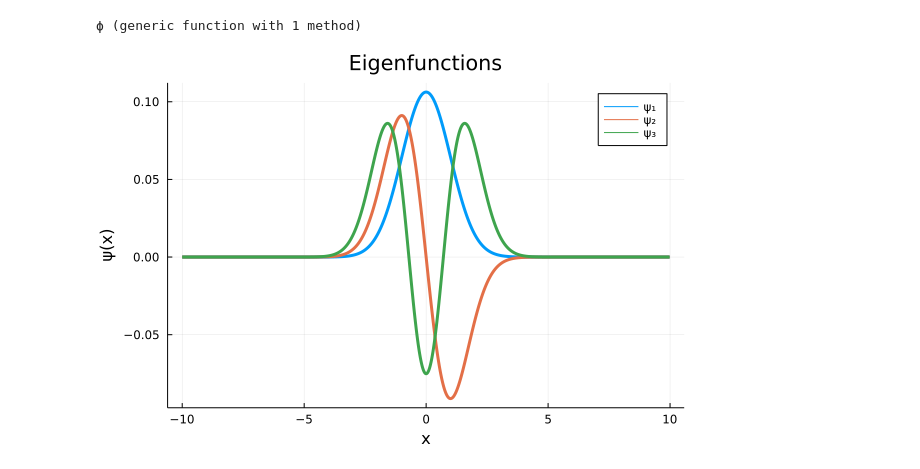
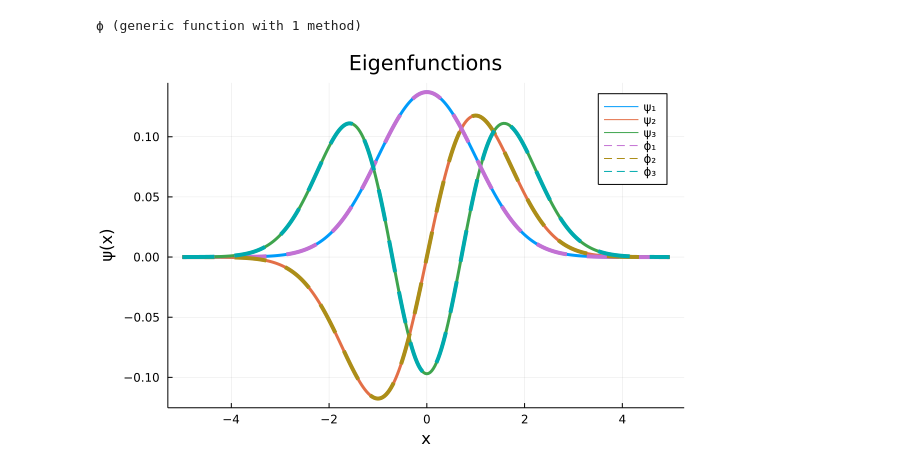
Before and after one commit to nightlan1015297/Numercial_solution_of_harmonic_oscillator, a Jupyter notebook: analysis_solution.ipynb, the cells around one changed output. Drawn from its saved outputs; the diff is of its cells as text; code cells hidden in the pictures.

Commit message:
:update analytic solution

```diff
--- a/analysis_solution.ipynb
+++ b/analysis_solution.ipynb
@@ -19,9 +19,9 @@ m = 1
     - x⁺  right boundary of position
     - Δx  step size of position
 =#
-n = 1000
-x⁺ = 10
-x⁻ = -10
+n = 300
+x⁺ = 5
+x⁻ = -5
 Δx = (x⁺-x⁻)/n
 
 #===================================================
@@ -78,7 +78,9 @@ p̂² = diagm(0=>-2*ones(n),1=>ones(n-1),-1=>ones(n-1))*-ħ^2/(Δx^2)
 =#
 Ĥ = p̂²/2m + ∨̂
 
+
 # Find Eigenvalues and eigenvectors for Ĥ
+Ĥ = Hermitian(Ĥ)
 E,ψ = eigen(Ĥ)
 
 # normalize each eigenvector
@@ -101,13 +103,8 @@ function Hermite(n,x)
     elseif n == 1
         return x
     elseif n == 2
-        return x.^2 .-1
-    elseif n == 3
-        return x.^3 .-3*x
-    elseif n == 4
-        return x.^4 .-6*x+3
-    elseif n == 5
-        return x.^5 .-10*x.^3 .+15*x
+        return 4*x.^2 .-2
+
     end
 end
 
@@ -127,11 +124,15 @@ end
 # %% [output]
 ϕ (generic function with 1 method)
 # %%
-#= Plot the eigenfunctions and potential energy
+#= Plot the analytical and numercial wave functions
     - x⃗ : position vector
     - ψ  : eigenfunctions
     - E  : eigenenergies
 =#
+
 plot(x⃗,ψ[:,1:3],label=["ψ₁" "ψ₂" "ψ₃"],title="Eigenfunctions",xlabel="x",ylabel="ψ(x)",lw=3,)
+plot!(x⃗,ϕ(0,x⃗)/norm(ϕ(0,x⃗)),label="ϕ₁",lw=4,ls=:dash)
+plot!(x⃗,ϕ(1,x⃗)/norm(ϕ(1,x⃗)),label="ϕ₂",lw=4,ls=:dash)
+plot!(x⃗,ϕ(2,x⃗)/norm(ϕ(2,x⃗)),label="ϕ₃",lw=4,ls=:dash)
 # %% [output]
-[figure, old version]
+[figure, new version]
```
Also changed, not shown: parts of 1 cell of this notebook.
